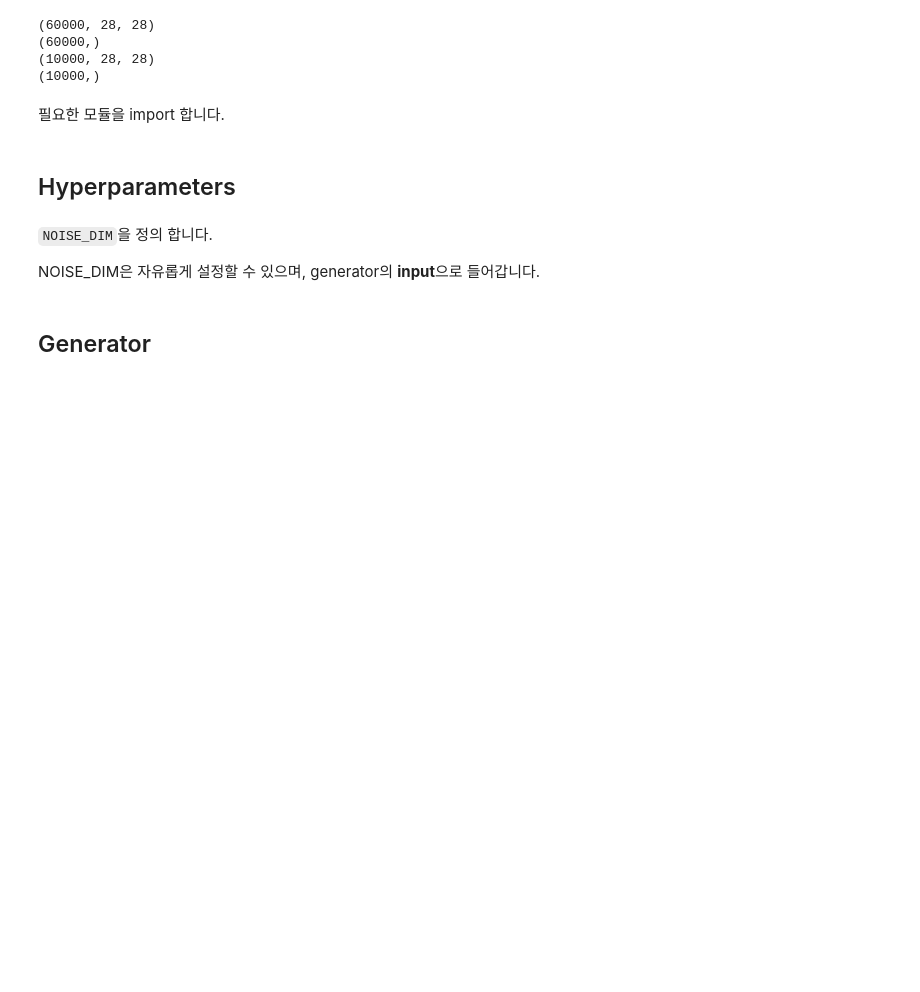
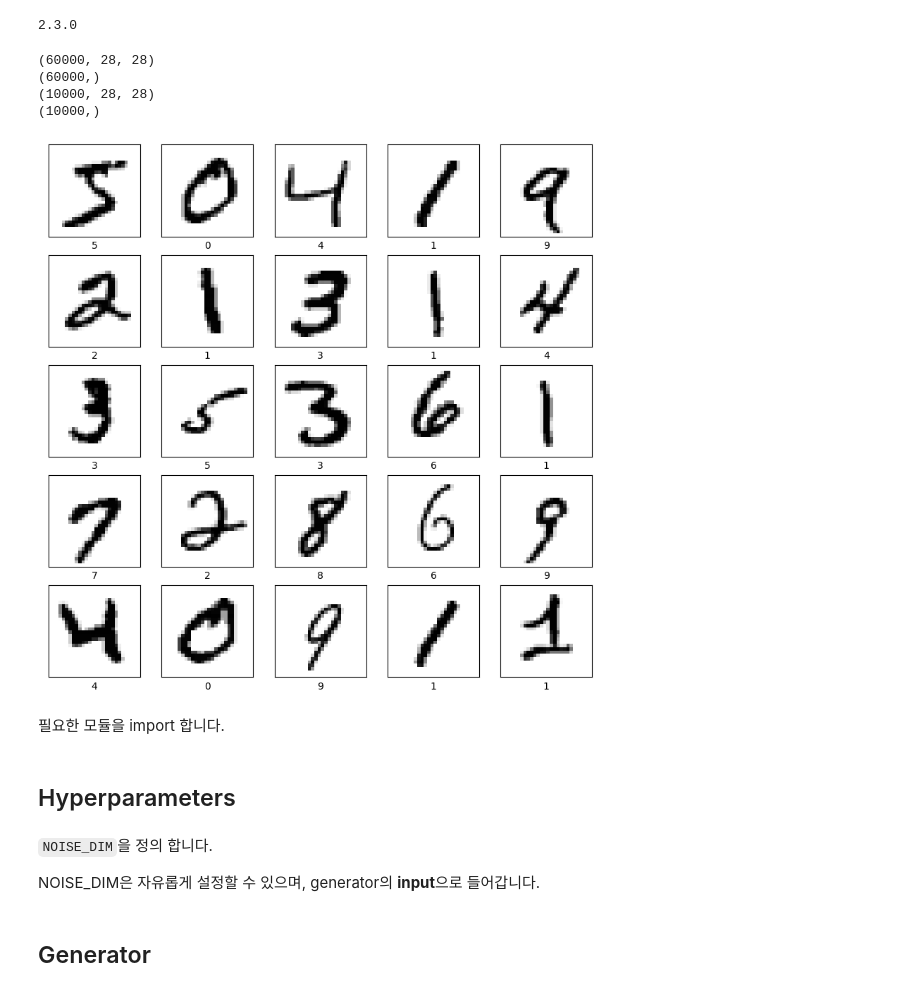
Before and after one commit to secutron/TesTime, a Jupyter notebook: VanillaGAN_TF2.ipynb, the cells around one changed output. Drawn from its saved outputs; the diff is of its cells as text; code cells hidden in the pictures; blank space fills up the shorter version.

```diff
--- a/VanillaGAN_TF2.ipynb
+++ b/VanillaGAN_TF2.ipynb
@@ -5,5 +18,8 @@
 # %%
 import tensorflow as tf
+print(tf.__version__)
+# %% [output]
+2.3.0
 # %%
 # 데이터를 준비합니다.
 (x_train, y_train), (x_test, y_test) = tf.keras.datasets.mnist.load_data()
@@ -18,4 +38,23 @@ print(y_test.shape)
 (60000,)
 (10000, 28, 28)
 (10000,)
+# %%
+# 영상 일부(앞쪽 25장)를 확인해 봅니다
+import matplotlib.pyplot as plt
+
+class_names = ['0', '1', '2', '3', '4',
+               '5', '6', '7', '8', '9']
+
+plt.figure(figsize=(10,10), dpi=100)
+for i in range(25):
+    plt.subplot(5,5,i+1)
+    plt.xticks([])
+    plt.yticks([])
+    plt.grid(False)
+    plt.imshow(x_train[i], cmap=plt.cm.binary)
+    plt.xlabel(class_names[y_train[i]])
+plt.savefig("result.png", c="a")
+plt.show()
+# %% [output]
+[figure, added]
 # %%
```
Also changed, not shown: parts of 4 cells of this notebook.
